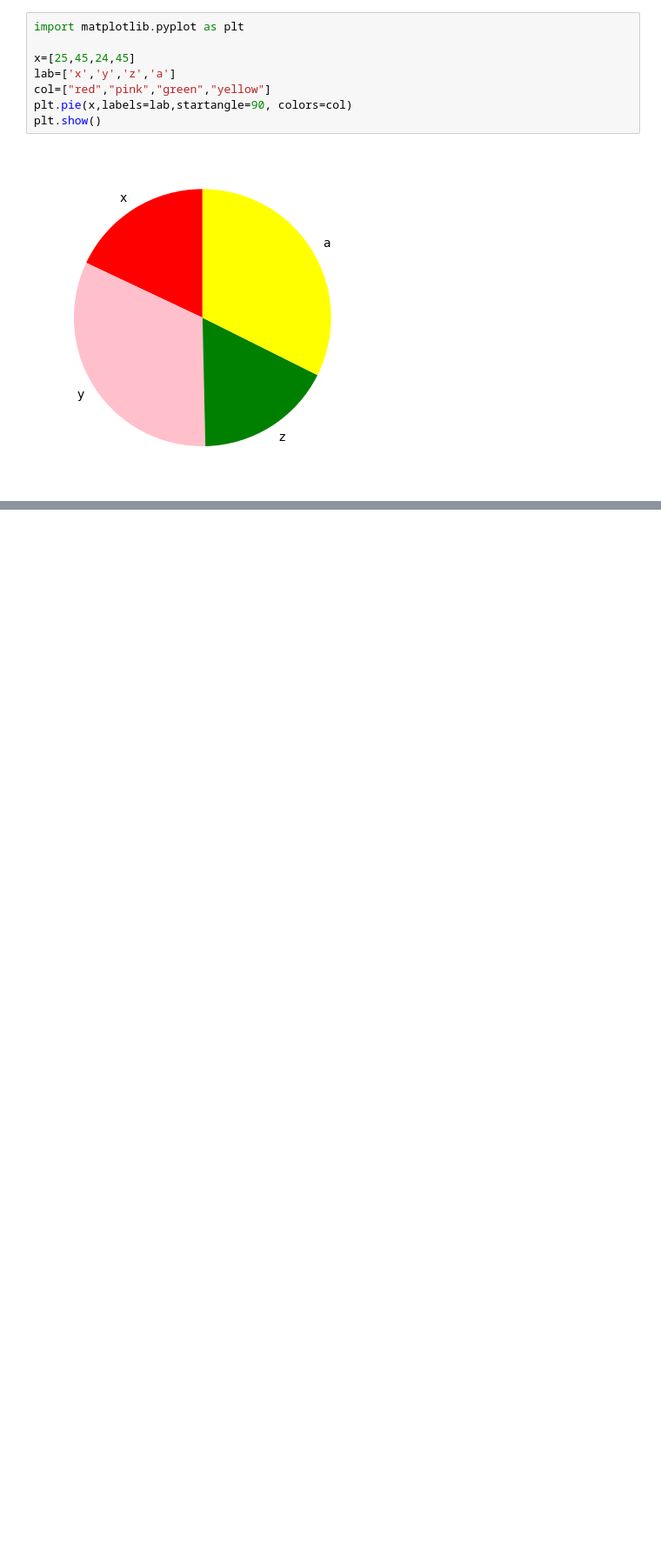
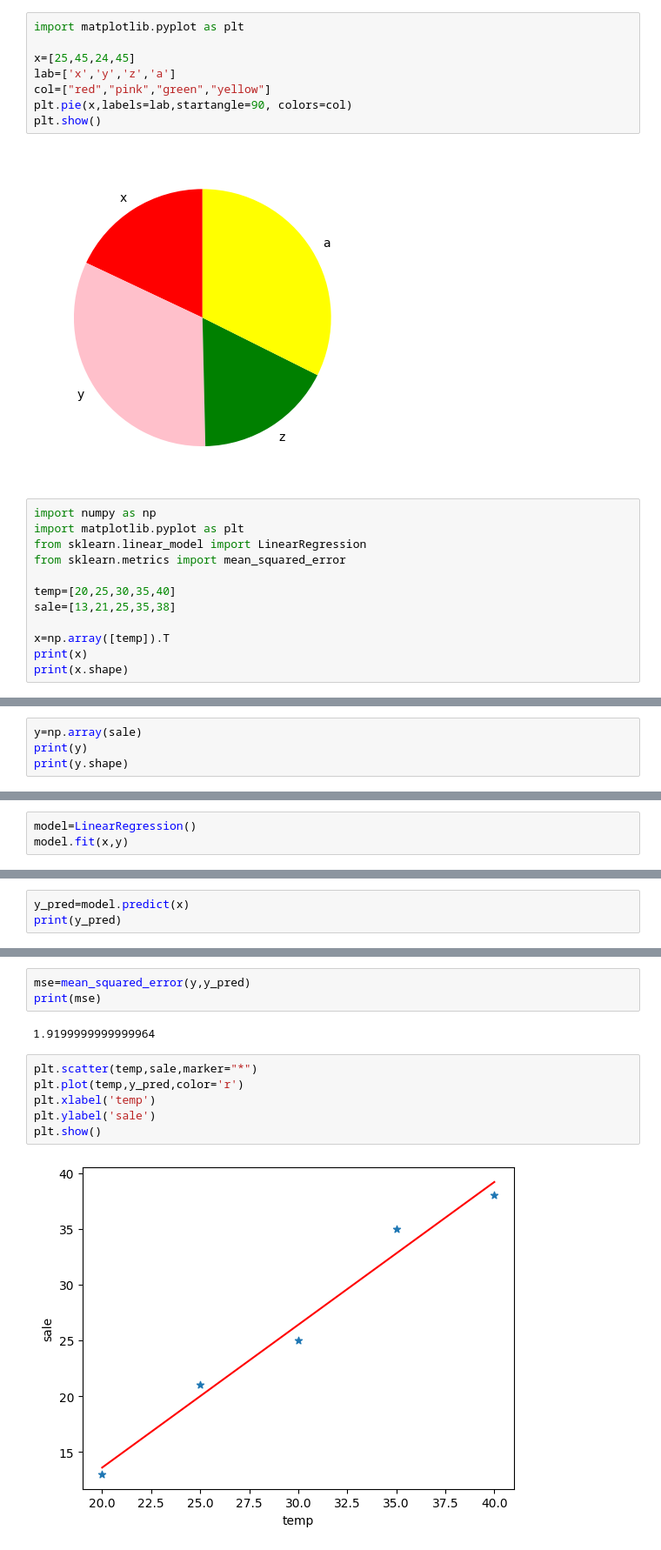
Before and after one commit to AnilBagaji/MachineLearning, a Jupyter notebook: Day9.ipynb, the cells around one changed output, grey strips where cells are left out. Shown at 87% size. Cells and saved outputs as stored; diff of their text form; blank space fills up the shorter version.

```diff
--- a/Day9.ipynb
+++ b/Day9.ipynb
@@ -1012,3 +1012,15 @@ plt.pie(x,labels=lab,startangle=90, colors=col)
 plt.show()
 # %% [output]
 [figure]
+# %%
+import numpy as np
+import matplotlib.pyplot as plt
+from sklearn.linear_model import LinearRegression
+from sklearn.metrics import mean_squared_error
+
+temp=[20,25,30,35,40]
+sale=[13,21,25,35,38]
+
+x=np.array([temp]).T
+print(x)
+print(x.shape)
@@ -1014,0 +1034,4 @@ plt.show()
+# %%
+y=np.array(sale)
+print(y)
+print(y.shape)
@@ -1014,0 +1041,3 @@ plt.show()
+# %%
+model=LinearRegression()
+model.fit(x,y)
@@ -1014,0 +1046,3 @@ plt.show()
+# %%
+y_pred=model.predict(x)
+print(y_pred)
@@ -1014,0 +1062,13 @@ plt.show()
+# %%
+mse=mean_squared_error(y,y_pred)
+print(mse)
+# %% [output]
+1.9199999999999964
+# %%
+plt.scatter(temp,sale,marker="*")
+plt.plot(temp,y_pred,color='r')
+plt.xlabel('temp')
+plt.ylabel('sale')
+plt.show()
+# %% [output]
+[figure, added]
```
Also changed, not shown: parts of 16 cells of this notebook.
